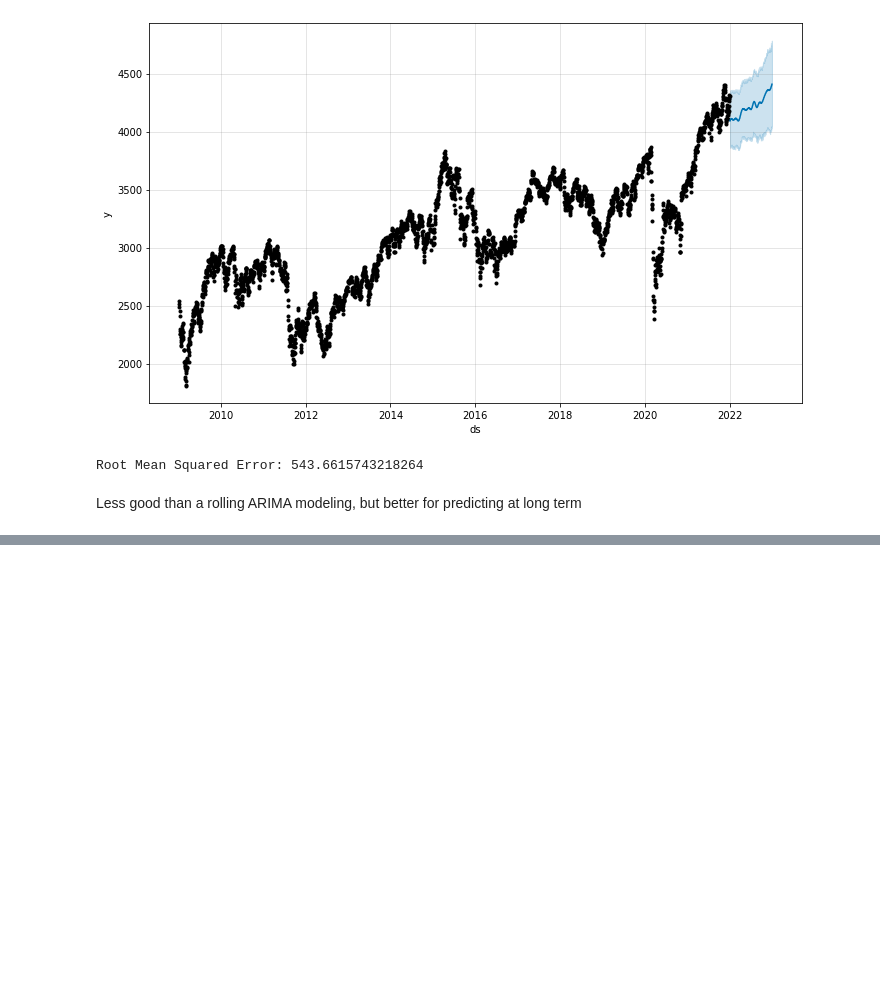
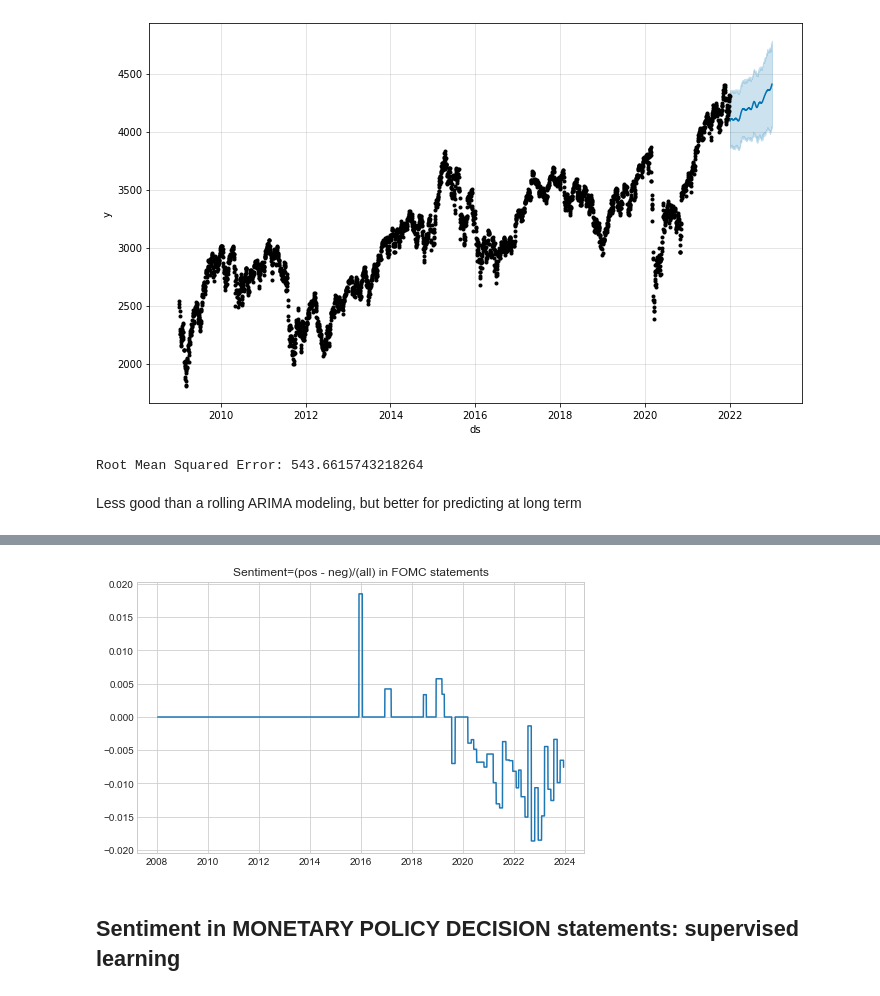
Before and after one commit to Emy-O/Projet_ML, a Jupyter notebook: recuperation_donnees (1).ipynb, the cells around one changed output, grey strips where cells are left out. Drawn from its saved outputs; the diff is of its cells as text; code cells hidden in the pictures; blank space fills up the shorter version.

```diff
--- a/recuperation_donnees (1).ipynb
+++ b/recuperation_donnees (1).ipynb
@@ -644,0 +783,13 @@ Less good than a rolling ARIMA modeling, but better for predicting at long term
+# %%
+line(
+    lm_counts.pipe(lambda x: (x.positive - x.negative) / x["all"])
+    .resample("B")
+    .last()
+    .ffill(),
+    legend=False,
+    title="Sentiment=(pos - neg)/(all) in FOMC statements",
+)
+# %% [output]
+[figure, added]
+# %% [markdown]
+## Sentiment in MONETARY POLICY DECISION statements: supervised learning
```
Also changed, not shown: parts of 18 cells of this notebook, 14 other files.
